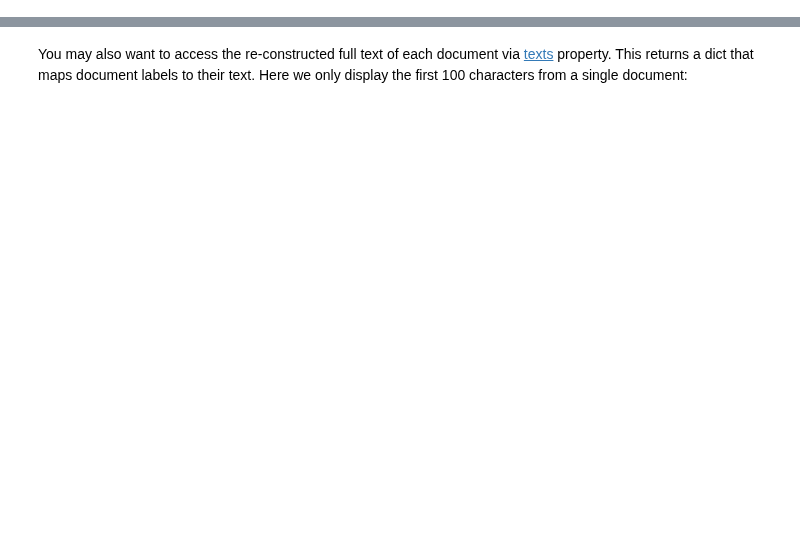
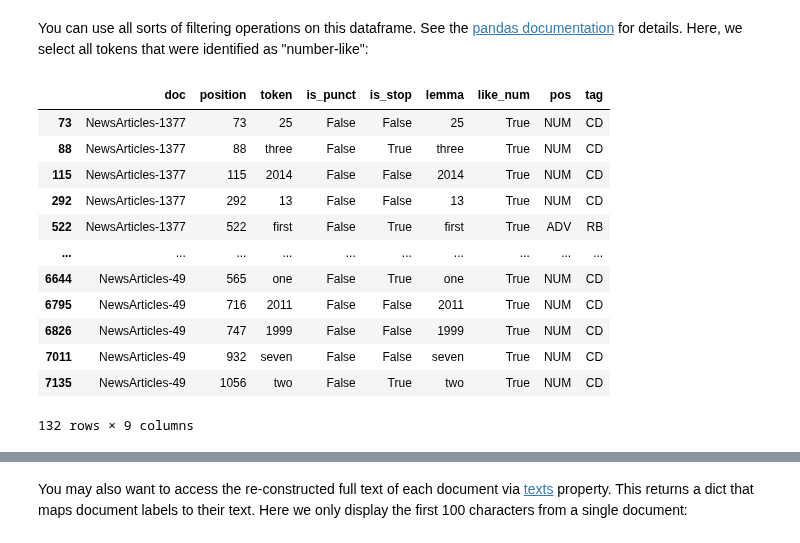
Before and after one commit to WZBSocialScienceCenter/tmtoolkit, a Jupyter notebook: doc/source/preprocessing.ipynb, the cells around one changed output, grey strips where cells are left out. Saved outputs shown, nothing was run; the diff lists cells and outputs as text; code cells hidden in the pictures; blank space fills up the shorter version.

```diff
--- a/doc/source/preprocessing.ipynb
+++ b/doc/source/preprocessing.ipynb
@@ -171,0 +123,18 @@ doctokens['NewsArticles-1880']['lemma'][:10]
+# %% [markdown]
+You can use all sorts of filtering operations on this dataframe. See the [pandas documentation](https://pandas.pydata.org/docs/user_guide/indexing.html) for details. Here, we select all tokens that were identified as "number-like":
+# %%
+tbl[tbl.like_num]
+# %% [output]
+|  | doc | position | token | is_punct | is_stop | lemma | like_num | pos | tag |
+| 73 | NewsArticles-1377 | 73 | 25 | False | False | 25 | True | NUM | CD |
+| 88 | NewsArticles-1377 | 88 | three | False | True | three | True | NUM | CD |
+| 115 | NewsArticles-1377 | 115 | 2014 | False | False | 2014 | True | NUM | CD |
+| 292 | NewsArticles-1377 | 292 | 13 | False | False | 13 | True | NUM | CD |
+| 522 | NewsArticles-1377 | 522 | first | False | True | first | True | ADV | RB |
+| ... | ... | ... | ... | ... | ... | ... | ... | ... | ... |
+| 6644 | NewsArticles-49 | 565 | one | False | True | one | True | NUM | CD |
+| 6795 | NewsArticles-49 | 716 | 2011 | False | False | 2011 | True | NUM | CD |
+| 6826 | NewsArticles-49 | 747 | 1999 | False | False | 1999 | True | NUM | CD |
+| 7011 | NewsArticles-49 | 932 | seven | False | False | seven | True | NUM | CD |
+| 7135 | NewsArticles-49 | 1056 | two | False | True | two | True | NUM | CD |
+132 rows × 9 columns
```
Also changed, not shown: parts of 119 cells of this notebook, 1 other file.
